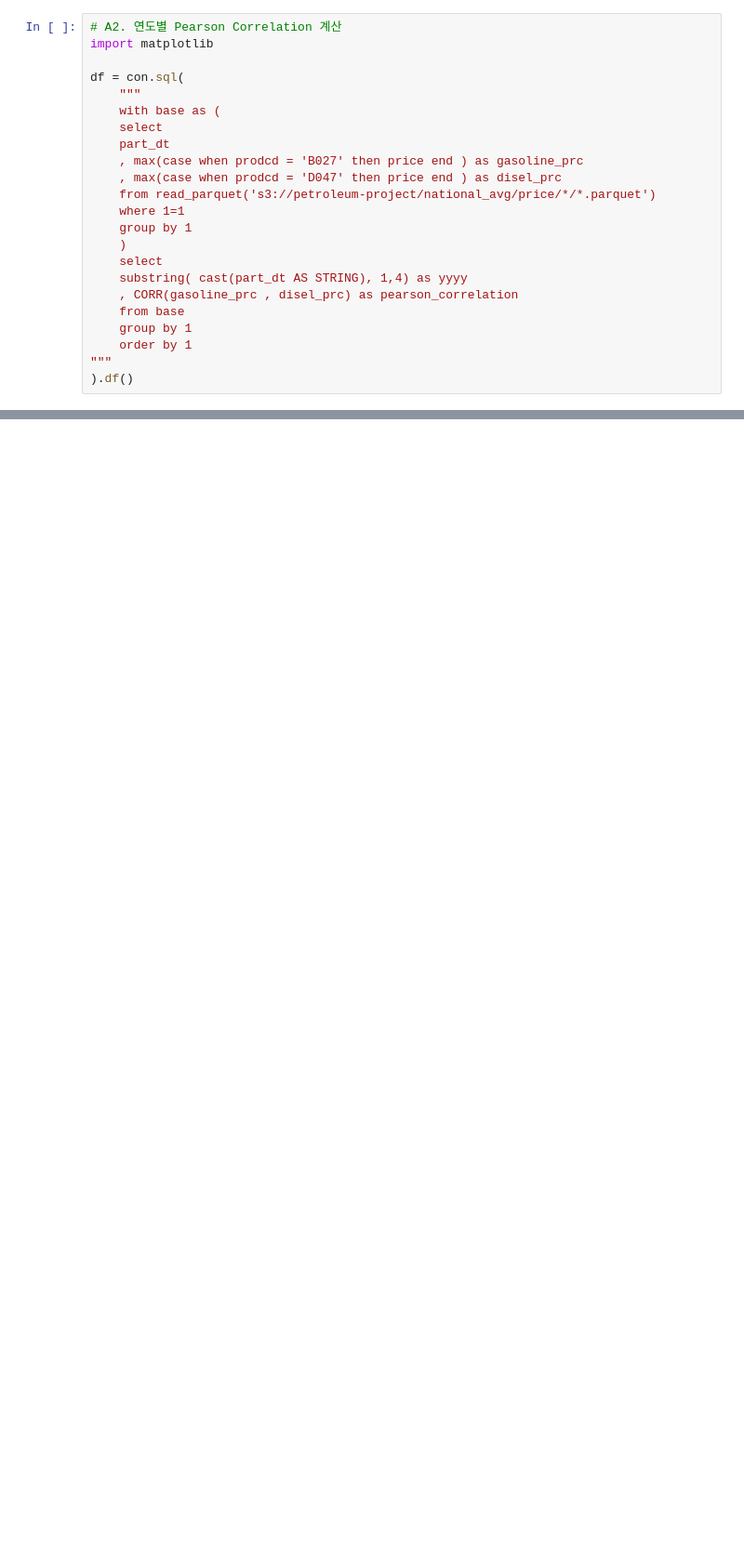
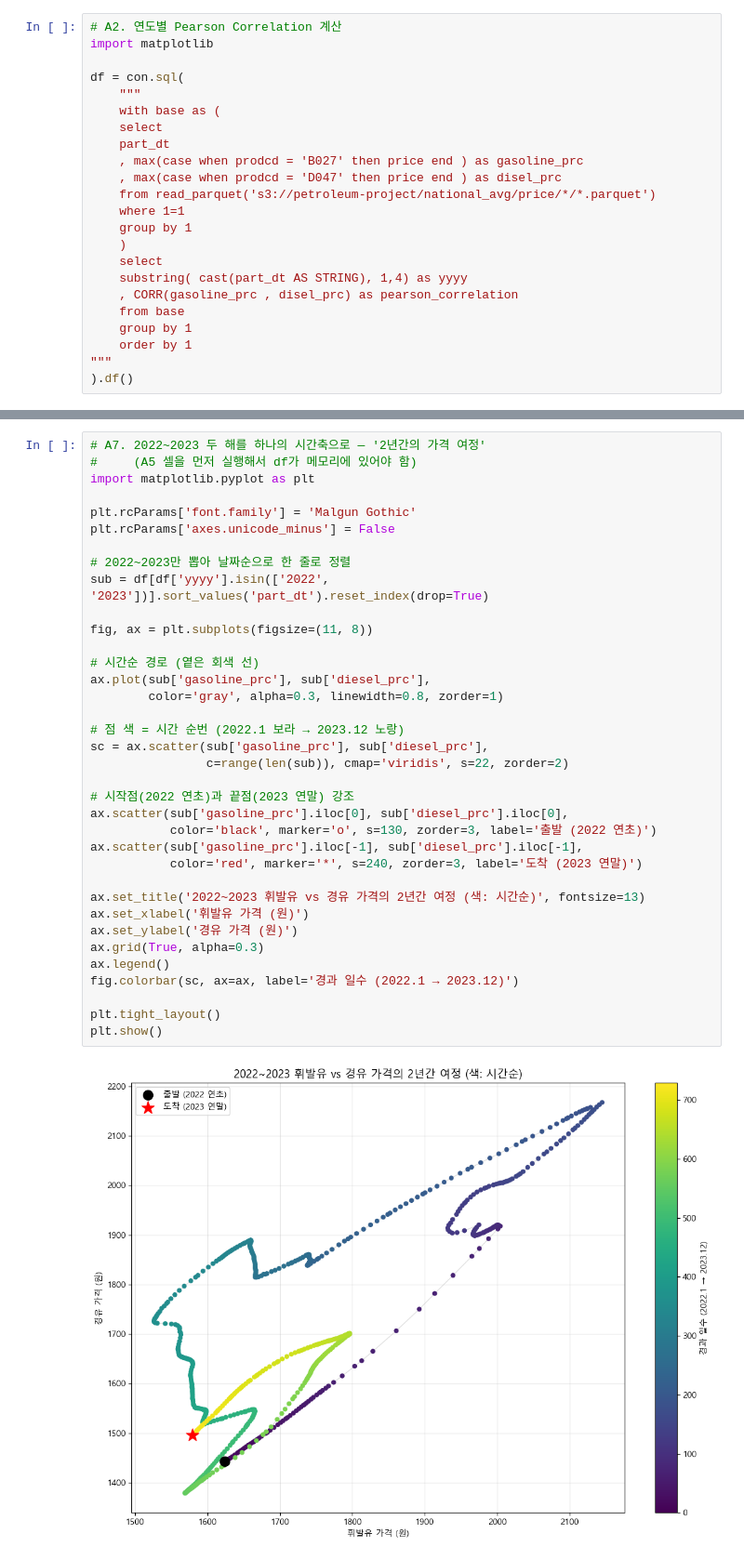
Before and after one commit to lomikwin/ds_project, a Jupyter notebook: playground/Pearson/Pearson.ipynb, the cells around one changed output, grey strips where cells are left out. Shown at 93% size. Saved outputs shown, nothing was run; the diff lists cells and outputs as text; blank space fills up the shorter version.

```diff
--- a/playground/Pearson/Pearson.ipynb
+++ b/playground/Pearson/Pearson.ipynb
@@ -226,0 +396,38 @@ display(df)
+# %%
+# A7. 2022~2023 두 해를 하나의 시간축으로 — '2년간의 가격 여정'
+#     (A5 셀을 먼저 실행해서 df가 메모리에 있어야 함)
+import matplotlib.pyplot as plt
+
+plt.rcParams['font.family'] = 'Malgun Gothic'
+plt.rcParams['axes.unicode_minus'] = False
+
+# 2022~2023만 뽑아 날짜순으로 한 줄로 정렬
+sub = df[df['yyyy'].isin(['2022', '2023'])].sort_values('part_dt').reset_index(drop=True)
+
+fig, ax = plt.subplots(figsize=(11, 8))
+
+# 시간순 경로 (옅은 회색 선)
+ax.plot(sub['gasoline_prc'], sub['diesel_prc'],
+        color='gray', alpha=0.3, linewidth=0.8, zorder=1)
+
+# 점 색 = 시간 순번 (2022.1 보라 → 2023.12 노랑)
+sc = ax.scatter(sub['gasoline_prc'], sub['diesel_prc'],
+                c=range(len(sub)), cmap='viridis', s=22, zorder=2)
+
+# 시작점(2022 연초)과 끝점(2023 연말) 강조
+ax.scatter(sub['gasoline_prc'].iloc[0], sub['diesel_prc'].iloc[0],
+           color='black', marker='o', s=130, zorder=3, label='출발 (2022 연초)')
+ax.scatter(sub['gasoline_prc'].iloc[-1], sub['diesel_prc'].iloc[-1],
+           color='red', marker='*', s=240, zorder=3, label='도착 (2023 연말)')
+
+ax.set_title('2022~2023 휘발유 vs 경유 가격의 2년간 여정 (색: 시간순)', fontsize=13)
+ax.set_xlabel('휘발유 가격 (원)')
+ax.set_ylabel('경유 가격 (원)')
+ax.grid(True, alpha=0.3)
+ax.legend()
+fig.colorbar(sc, ax=ax, label='경과 일수 (2022.1 → 2023.12)')
+
+plt.tight_layout()
+plt.show()
+# %% [output]
+[figure, added]
```
Also changed, not shown: parts of 11 cells of this notebook, 1 other file.
